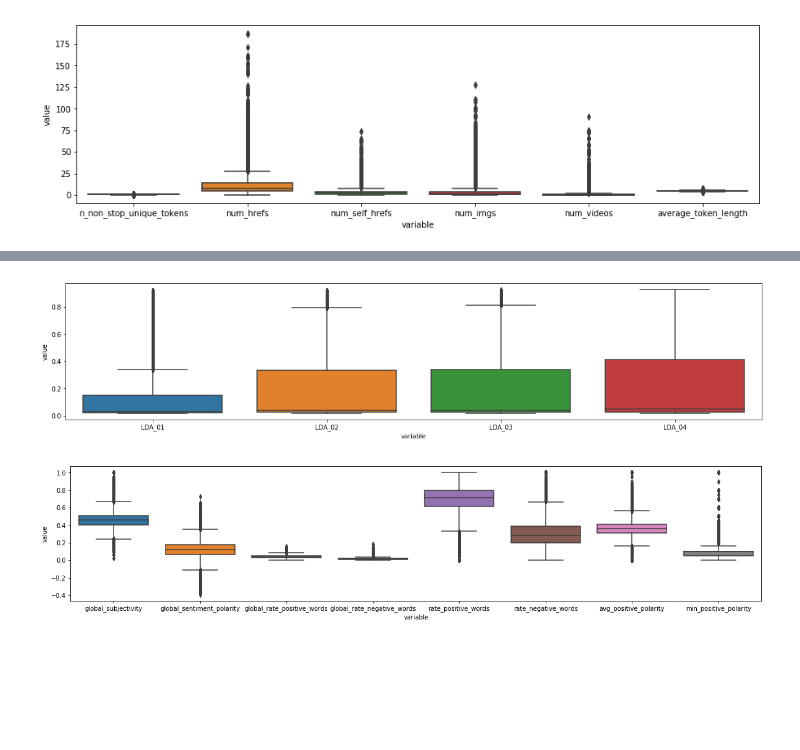
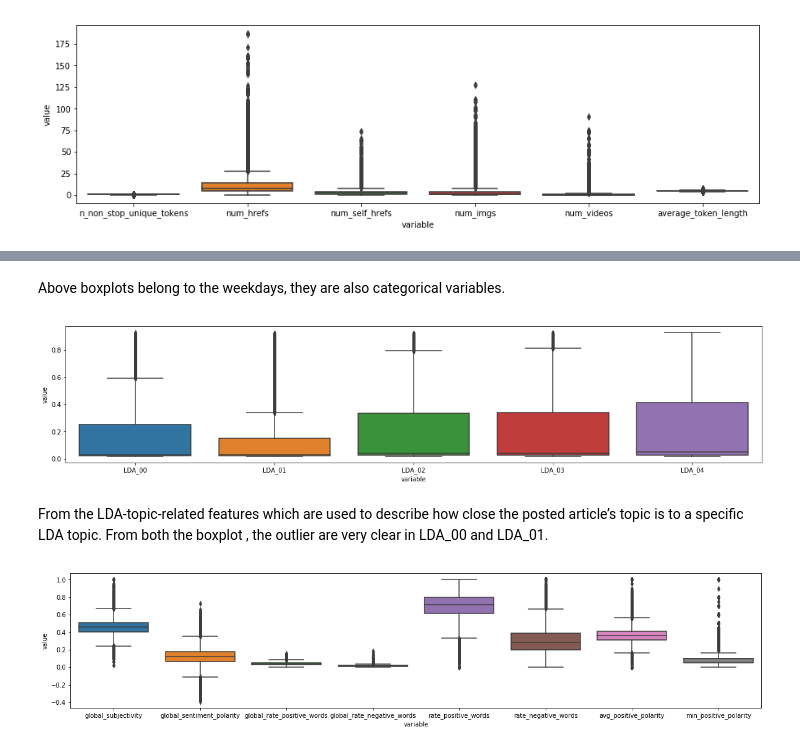
Before and after one commit to ilsravanthi/-Springboard-Assingments, a Jupyter notebook: news_popularity_data_story.ipynb, the cells around one changed output, grey strips where cells are left out. Cells and saved outputs as stored; diff of their text form; code cells hidden in the pictures; blank space fills up the shorter version.

```diff
--- a/news_popularity_data_story.ipynb
+++ b/news_popularity_data_story.ipynb
@@ -376,9 +398,13 @@ plt.show()
+# %% [markdown]
+Above boxplots belong to the weekdays, they are also categorical variables.
 # %%
 fig, ax = plt.subplots(figsize=(20, 4))
-sns.boxplot(x="variable", y = "value", data=pd.melt( data.iloc[:,38:42]))
+sns.boxplot(x="variable", y = "value", data=pd.melt( data.iloc[:,37:42]))
 plt.show()
 # %% [output]
-[figure, old version]
+[figure, new version]
+# %% [markdown]
+From the LDA-topic-related features which are used to describe how close the posted article’s topic is to a specific LDA topic. From both the boxplot , the outlier  are very clear in LDA_00 and LDA_01.
 # %%
 fig, ax = plt.subplots(figsize=(20, 4))
 sns.boxplot(x="variable", y = "value", data=pd.melt( data.iloc[:,42:50]))
```
Also changed, not shown: parts of 34 cells of this notebook.
